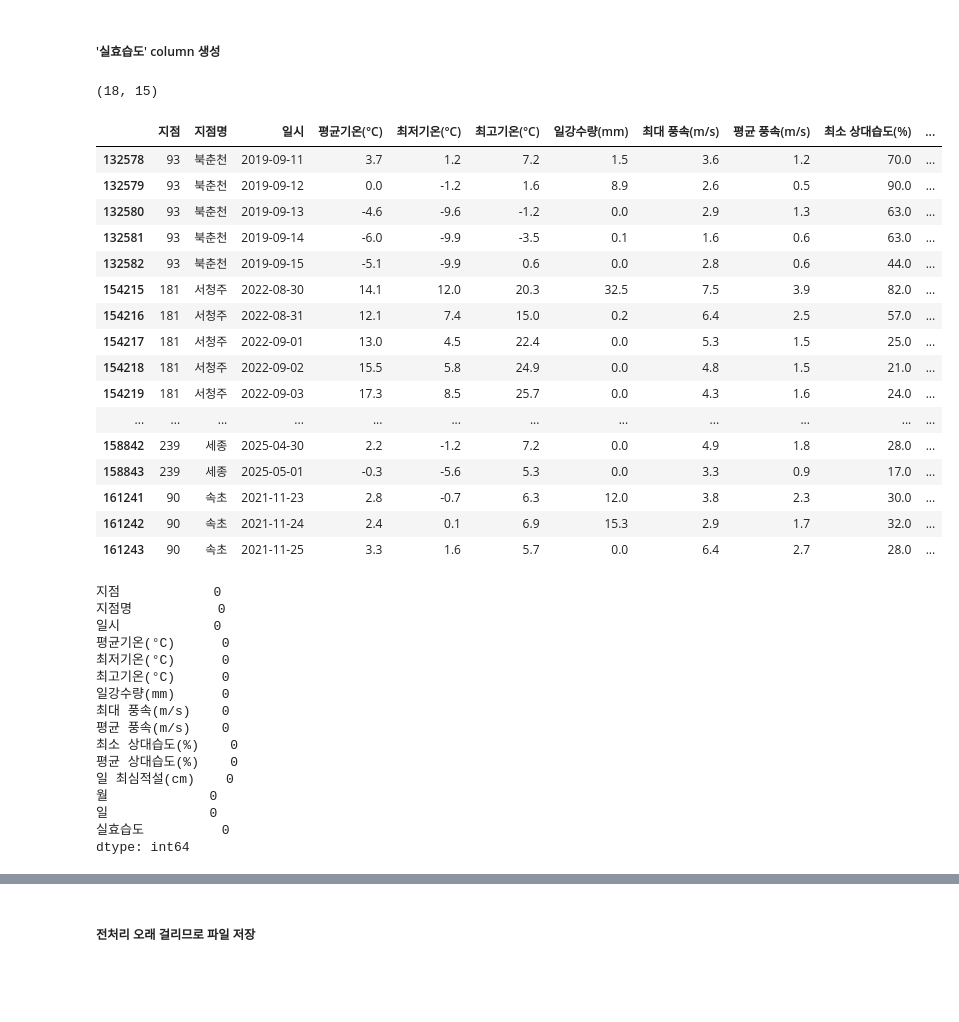
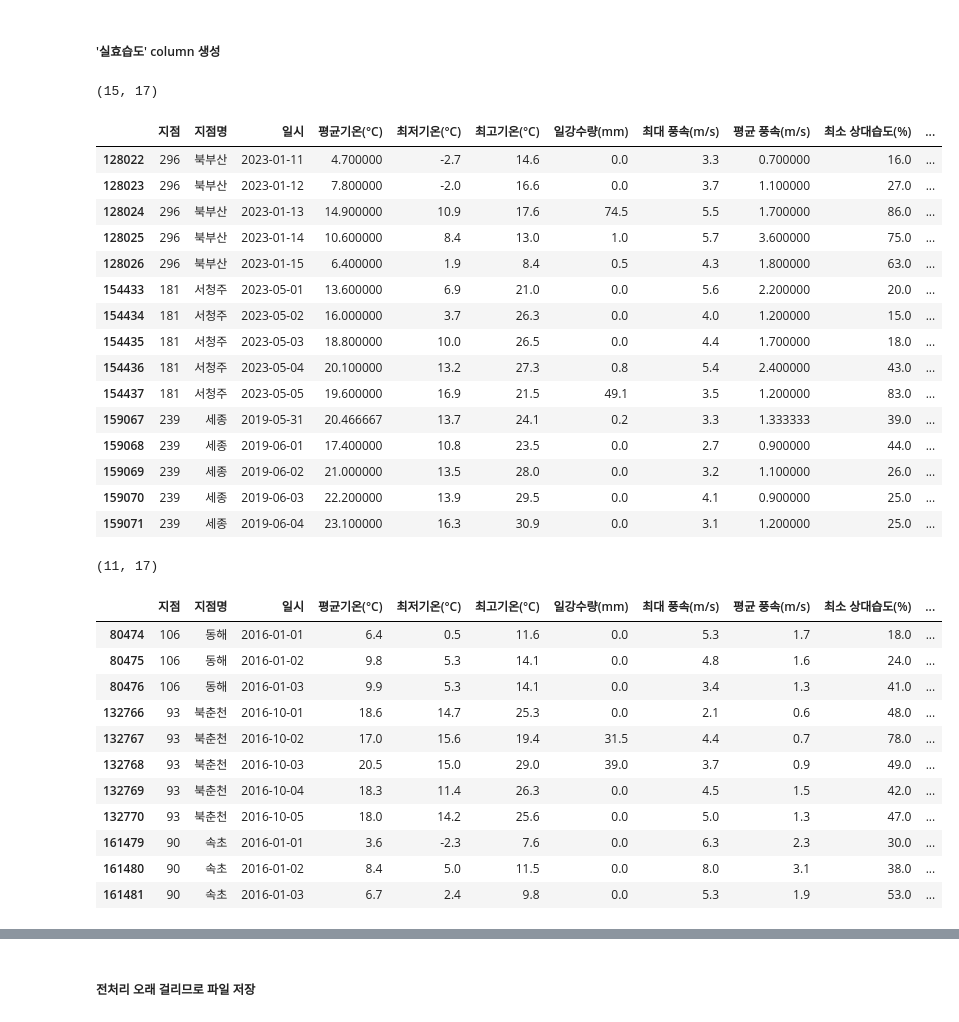
Before and after one commit to Encore-SKN-24/ML_MINI_1TEAM, a Jupyter notebook: 02_weatherdata_check.ipynb, the cells around one changed output, grey strips where cells are left out. Cells and saved outputs as stored; diff of their text form; code cells hidden in the pictures; blank space fills up the shorter version.

```diff
--- a/02_weatherdata_check.ipynb
+++ b/02_weatherdata_check.ipynb
@@ -150,6 +153,12 @@ weather_df['평균 상대습도(%)'] = weather_df['평균 상대습도(%)'].ffil
 # %% [markdown]
 ##### 2015 앞에거 5일치 추가하기
 # %%
+# 위에서 채운 결측치 파일 가져오기
+weather_df = pd.read_csv('./data/weather_missingval_fill.csv', encoding='utf-8')
+
+# '일시' 컬럼을 datetime 타입으로 변환
+weather_df['일시'] = pd.to_datetime(weather_df['일시'])
+
 fivedays_df = pd.read_csv('./data/weather_20151227_20151231.csv', encoding='cp949')
 
 fivedays_df['일시'] = pd.to_datetime(fivedays_df['일시'])
@@ -182,45 +191,41 @@ weather_df = full_df[full_df['일시'].dt.year >= 2016].copy()
 # %%
 # 실효습도 null값이 2016(데이터의 시작)이 아닌 지점 확인
 print(weather_df[weather_df['실효습도'].isnull() & (weather_df['일시'].dt.year != 2016)].shape)
 display(weather_df[weather_df['실효습도'].isnull() & (weather_df['일시'].dt.year != 2016)])
 # -> 서청주 2023, 세종 2019, 북부산 2023 확인 5개씩 15개 확인
-
-# 실효습도가 NaN인 행(신설 지점 초반 데이터)만 삭제
-weather_df = weather_df.dropna(subset=['실효습도'])
-
-weather_df.isna().sum()
 # %% [output]
-(18, 15)
+(15, 17)
 |  | 지점 | 지점명 | 일시 | 평균기온(°C) | 최저기온(°C) | 최고기온(°C) | 일강수량(mm) | 최대 풍속(m/s) | 평균 풍속(m/s) | 최소 상대습도(%) | ... |
-| 132578 | 93 | 북춘천 | 2019-09-11 | 3.7 | 1.2 | 7.2 | 1.5 | 3.6 | 1.2 | 70.0 | ... |
-| 132579 | 93 | 북춘천 | 2019-09-12 | 0.0 | -1.2 | 1.6 | 8.9 | 2.6 | 0.5 | 90.0 | ... |
-| 132580 | 93 | 북춘천 | 2019-09-13 | -4.6 | -9.6 | -1.2 | 0.0 | 2.9 | 1.3 | 63.0 | ... |
-| 132581 | 93 | 북춘천 | 2019-09-14 | -6.0 | -9.9 | -3.5 | 0.1 | 1.6 | 0.6 | 63.0 | ... |
-| 132582 | 93 | 북춘천 | 2019-09-15 | -5.1 | -9.9 | 0.6 | 0.0 | 2.8 | 0.6 | 44.0 | ... |
-| 154215 | 181 | 서청주 | 2022-08-30 | 14.1 | 12.0 | 20.3 | 32.5 | 7.5 | 3.9 | 82.0 | ... |
-| 154216 | 181 | 서청주 | 2022-08-31 | 12.1 | 7.4 | 15.0 | 0.2 | 6.4 | 2.5 | 57.0 | ... |
-| 154217 | 181 | 서청주 | 2022-09-01 | 13.0 | 4.5 | 22.4 | 0.0 | 5.3 | 1.5 | 25.0 | ... |
-| 154218 | 181 | 서청주 | 2022-09-02 | 15.5 | 5.8 | 24.9 | 0.0 | 4.8 | 1.5 | 21.0 | ... |
-| 154219 | 181 | 서청주 | 2022-09-03 | 17.3 | 8.5 | 25.7 | 0.0 | 4.3 | 1.6 | 24.0 | ... |
-| ... | ... | ... | ... | ... | ... | ... | ... | ... | ... | ... | ... |
-| 158842 | 239 | 세종 | 2025-04-30 | 2.2 | -1.2 | 7.2 | 0.0 | 4.9 | 1.8 | 28.0 | ... |
-| 158843 | 239 | 세종 | 2025-05-01 | -0.3 | -5.6 | 5.3 | 0.0 | 3.3 | 0.9 | 17.0 | ... |
-| 161241 | 90 | 속초 | 2021-11-23 | 2.8 | -0.7 | 6.3 | 12.0 | 3.8 | 2.3 | 30.0 | ... |
-| 161242 | 90 | 속초 | 2021-11-24 | 2.4 | 0.1 | 6.9 | 15.3 | 2.9 | 1.7 | 32.0 | ... |
-| 161243 | 90 | 속초 | 2021-11-25 | 3.3 | 1.6 | 5.7 | 0.0 | 6.4 | 2.7 | 28.0 | ... |
+| 128022 | 296 | 북부산 | 2023-01-11 | 4.700000 | -2.7 | 14.6 | 0.0 | 3.3 | 0.700000 | 16.0 | ... |
+| 128023 | 296 | 북부산 | 2023-01-12 | 7.800000 | -2.0 | 16.6 | 0.0 | 3.7 | 1.100000 | 27.0 | ... |
+| 128024 | 296 | 북부산 | 2023-01-13 | 14.900000 | 10.9 | 17.6 | 74.5 | 5.5 | 1.700000 | 86.0 | ... |
+| 128025 | 296 | 북부산 | 2023-01-14 | 10.600000 | 8.4 | 13.0 | 1.0 | 5.7 | 3.600000 | 75.0 | ... |
+| 128026 | 296 | 북부산 | 2023-01-15 | 6.400000 | 1.9 | 8.4 | 0.5 | 4.3 | 1.800000 | 63.0 | ... |
+| 154433 | 181 | 서청주 | 2023-05-01 | 13.600000 | 6.9 | 21.0 | 0.0 | 5.6 | 2.200000 | 20.0 | ... |
+| 154434 | 181 | 서청주 | 2023-05-02 | 16.000000 | 3.7 | 26.3 | 0.0 | 4.0 | 1.200000 | 15.0 | ... |
+| 154435 | 181 | 서청주 | 2023-05-03 | 18.800000 | 10.0 | 26.5 | 0.0 | 4.4 | 1.700000 | 18.0 | ... |
+| 154436 | 181 | 서청주 | 2023-05-04 | 20.100000 | 13.2 | 27.3 | 0.8 | 5.4 | 2.400000 | 43.0 | ... |
+| 154437 | 181 | 서청주 | 2023-05-05 | 19.600000 | 16.9 | 21.5 | 49.1 | 3.5 | 1.200000 | 83.0 | ... |
+| 159067 | 239 | 세종 | 2019-05-31 | 20.466667 | 13.7 | 24.1 | 0.2 | 3.3 | 1.333333 | 39.0 | ... |
+| 159068 | 239 | 세종 | 2019-06-01 | 17.400000 | 10.8 | 23.5 | 0.0 | 2.7 | 0.900000 | 44.0 | ... |
+| 159069 | 239 | 세종 | 2019-06-02 | 21.000000 | 13.5 | 28.0 | 0.0 | 3.2 | 1.100000 | 26.0 | ... |
+| 159070 | 239 | 세종 | 2019-06-03 | 22.200000 | 13.9 | 29.5 | 0.0 | 4.1 | 0.900000 | 25.0 | ... |
+| 159071 | 239 | 세종 | 2019-06-04 | 23.100000 | 16.3 | 30.9 | 0.0 | 3.1 | 1.200000 | 25.0 | ... |
-지점            0
-지점명           0
-일시            0
-평균기온(°C)      0
-최저기온(°C)      0
-최고기온(°C)      0
-일강수량(mm)      0
-최대 풍속(m/s)    0
-평균 풍속(m/s)    0
-최소 상대습도(%)    0
-평균 상대습도(%)    0
-일 최심적설(cm)    0
-월             0
-일             0
-실효습도          0
-dtype: int64
+# %%
+# 실효습도 null값이 2016인 지점 확인
+print(weather_df[weather_df['실효습도'].isnull() & (weather_df['일시'].dt.year == 2016)].shape)
+display(weather_df[weather_df['실효습도'].isnull() & (weather_df['일시'].dt.year == 2016)])
+# %% [output]
+(11, 17)
+|  | 지점 | 지점명 | 일시 | 평균기온(°C) | 최저기온(°C) | 최고기온(°C) | 일강수량(mm) | 최대 풍속(m/s) | 평균 풍속(m/s) | 최소 상대습도(%) | ... |
+| 80474 | 106 | 동해 | 2016-01-01 | 6.4 | 0.5 | 11.6 | 0.0 | 5.3 | 1.7 | 18.0 | ... |
+| 80475 | 106 | 동해 | 2016-01-02 | 9.8 | 5.3 | 14.1 | 0.0 | 4.8 | 1.6 | 24.0 | ... |
+| 80476 | 106 | 동해 | 2016-01-03 | 9.9 | 5.3 | 14.1 | 0.0 | 3.4 | 1.3 | 41.0 | ... |
+| 132766 | 93 | 북춘천 | 2016-10-01 | 18.6 | 14.7 | 25.3 | 0.0 | 2.1 | 0.6 | 48.0 | ... |
+| 132767 | 93 | 북춘천 | 2016-10-02 | 17.0 | 15.6 | 19.4 | 31.5 | 4.4 | 0.7 | 78.0 | ... |
+| 132768 | 93 | 북춘천 | 2016-10-03 | 20.5 | 15.0 | 29.0 | 39.0 | 3.7 | 0.9 | 49.0 | ... |
+| 132769 | 93 | 북춘천 | 2016-10-04 | 18.3 | 11.4 | 26.3 | 0.0 | 4.5 | 1.5 | 42.0 | ... |
+| 132770 | 93 | 북춘천 | 2016-10-05 | 18.0 | 14.2 | 25.6 | 0.0 | 5.0 | 1.3 | 47.0 | ... |
+| 161479 | 90 | 속초 | 2016-01-01 | 3.6 | -2.3 | 7.6 | 0.0 | 6.3 | 2.3 | 30.0 | ... |
+| 161480 | 90 | 속초 | 2016-01-02 | 8.4 | 5.0 | 11.5 | 0.0 | 8.0 | 3.1 | 38.0 | ... |
+| 161481 | 90 | 속초 | 2016-01-03 | 6.7 | 2.4 | 9.8 | 0.0 | 5.3 | 1.9 | 53.0 | ... |
```
Also changed, not shown: parts of 5 cells of this notebook, 1 other file.
